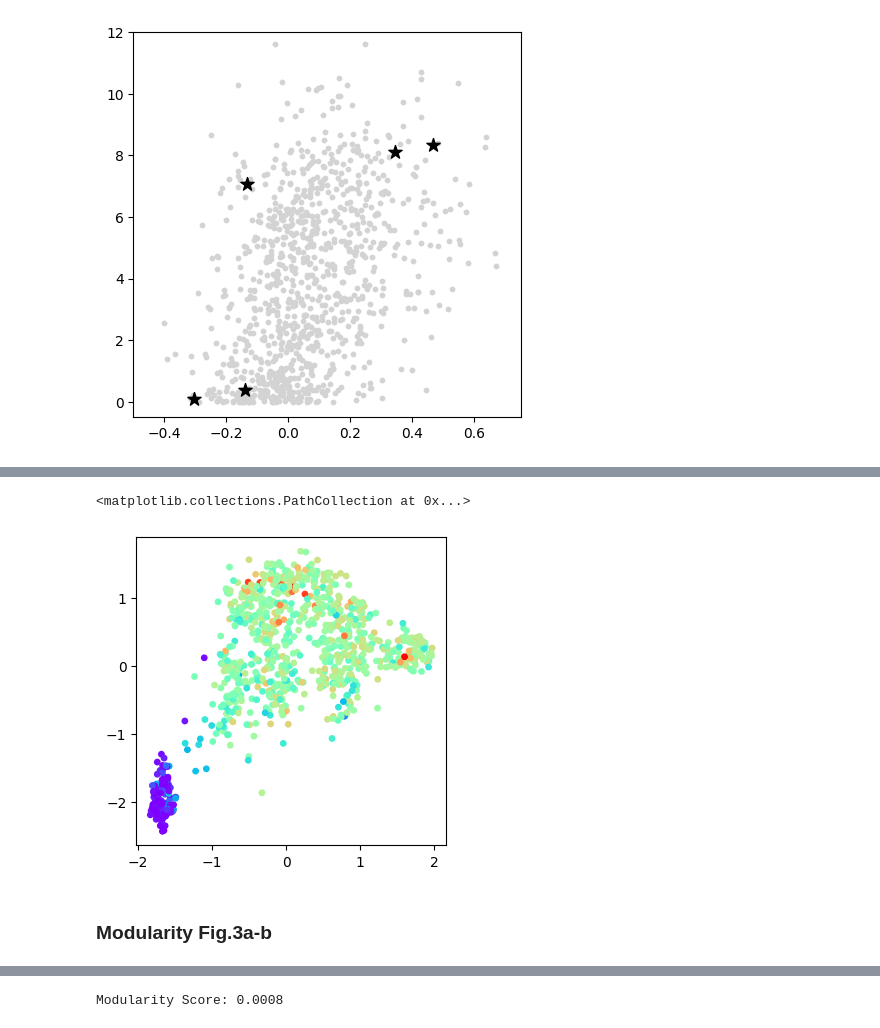
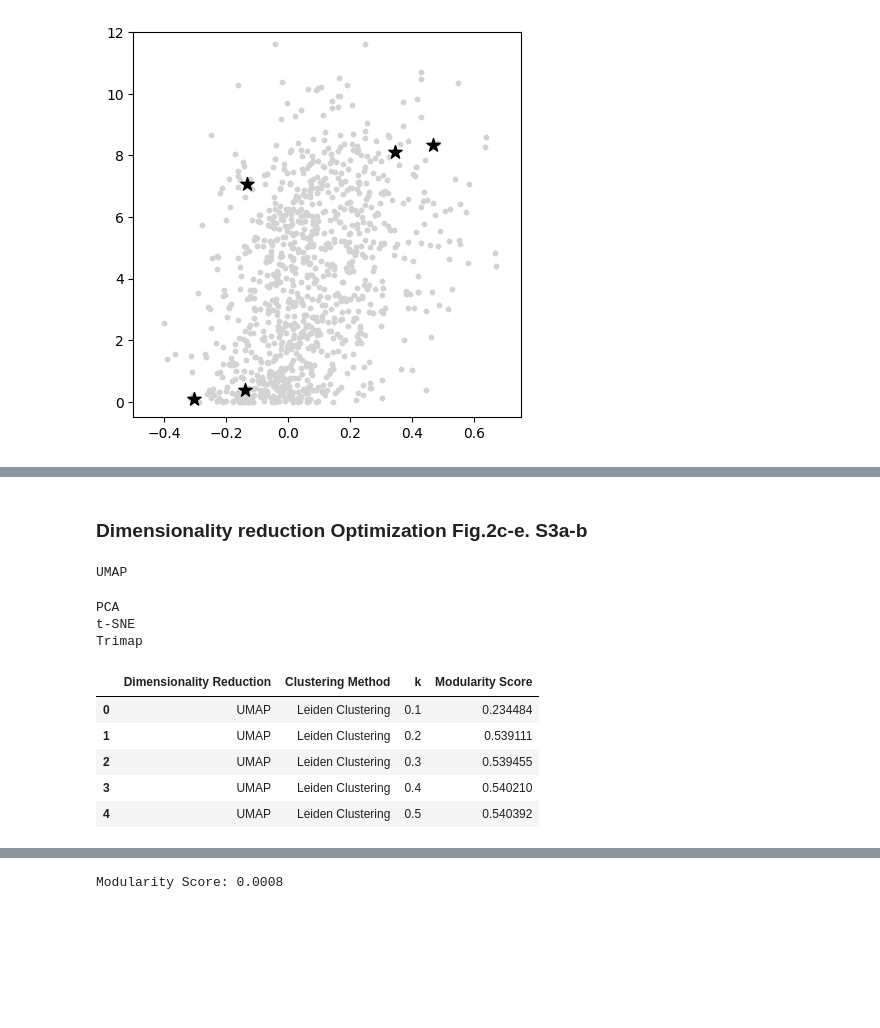
Before and after one commit to kkkkito/statemap, a Jupyter notebook: notebooks/Dimensionality_Reduction.ipynb, the cells around one changed output, grey strips where cells are left out. Cells and saved outputs as stored; diff of their text form; code cells hidden in the pictures; blank space fills up the shorter version.

```diff
--- a/notebooks/Dimensionality_Reduction.ipynb
+++ b/notebooks/Dimensionality_Reduction.ipynb
@@ -81,11 +37,2 @@ plt.scatter(
-# %%
-#Fig. 2e
-plt.figure(figsize=(4,4))
-plt.scatter(
-    scaled_embedding[:, 0],
-    scaled_embedding[:, 1], c=ch_ex['YAP1_Expression'], cmap='rainbow', vmax=10, vmin= 0, s=15)
-# %% [output]
-<matplotlib.collections.PathCollection at 0x...>
-[figure, removed]
 # %% [markdown]
-### Modularity Fig.3a-b
+### Dimensionality reduction Optimization Fig.2c-e. S3a-b
@@ -92,38 +49,59 @@ plt.scatter(
 # %%
+#Modularity score
 #Fig.S3b
 import numpy as np
 import pandas as pd
 import networkx as nx
 from sklearn.preprocessing import StandardScaler
 from sklearn.manifold import TSNE
 from sklearn.decomposition import PCA
 import umap
-from sklearn.cluster import SpectralClustering
 from sklearn.metrics.pairwise import rbf_kernel
+import igraph as ig
+import leidenalg as la
 
 dimensionality_reduction_methods = {
     "UMAP": umap.UMAP(random_state=0, n_neighbors=6, min_dist=0.08),
     "PCA": PCA(n_components=2),
     "t-SNE": TSNE(n_components=2, random_state=0),
     "Trimap": trimap.TRIMAP(n_dims=2, n_outliers=10, n_inliers=10)
 }
 
 embeddings = {}
+graphs = {}
 results = []
 for method_name, reducer in dimensionality_reduction_methods.items():
     print(method_name)
     embedding = reducer.fit_transform(scaled_data)
     scaled_embedding = StandardScaler().fit_transform(embedding)
     embeddings[method_name] = scaled_embedding
+    W_rbf = rbf_kernel(scaled_embedding, gamma=5)
+    W_rbf_symmetric = (W_rbf + W_rbf.T) / 2
+    G_igraph = ig.Graph.Weighted_Adjacency(W_rbf_symmetric, mode='undirected')
+    graphs[method_name] = G_igraph
+    for r in range(1,21):
+        r = r *0.1
+        partition = la.find_partition(
+            G_igraph,
+            la.RBConfigurationVertexPartition,
+            weights='weight',
+            resolution_parameter=r,
+            seed=0)
 
-    W_rbf = rbf_kernel(scaled_embedding, gamma=5)
-    G_rbf = nx.from_numpy_array(W_rbf)
-
-    for k in range(2,11):
-        labels = SpectralClustering(n_clusters=k, affinity='rbf', random_state=70, gamma = 5).fit_predict(scaled_embedding)
-        community_list = [set(np.where(labels == l)[0]) for l in np.unique(labels)]
-        modularity_score = nx.algorithms.community.quality.modularity(G_rbf, community_list, weight='weight')
-        results.append([method_name, "SpectralClustering", k, modularity_score])
+        leiden_labels = np.array(partition.membership)
+        modularity = G_igraph.modularity(partition.membership, weights='weight')
+        results.append([method_name, "Leiden Clustering", r, modularity])
 
 df_results = pd.DataFrame(results, columns=["Dimensionality Reduction", "Clustering Method", "k", "Modularity Score"])
-df_results.sort_values('Modularity Score', ascending=False).head(10)
+df_results.head()
+# %% [output]
+UMAP
+PCA
+t-SNE
+Trimap
+|  | Dimensionality Reduction | Clustering Method | k | Modularity Score |
+| 0 | UMAP | Leiden Clustering | 0.1 | 0.234484 |
+| 1 | UMAP | Leiden Clustering | 0.2 | 0.539111 |
+| 2 | UMAP | Leiden Clustering | 0.3 | 0.539455 |
+| 3 | UMAP | Leiden Clustering | 0.4 | 0.540210 |
+| 4 | UMAP | Leiden Clustering | 0.5 | 0.540392 |
```
Also changed, not shown: parts of 17 cells of this notebook.
